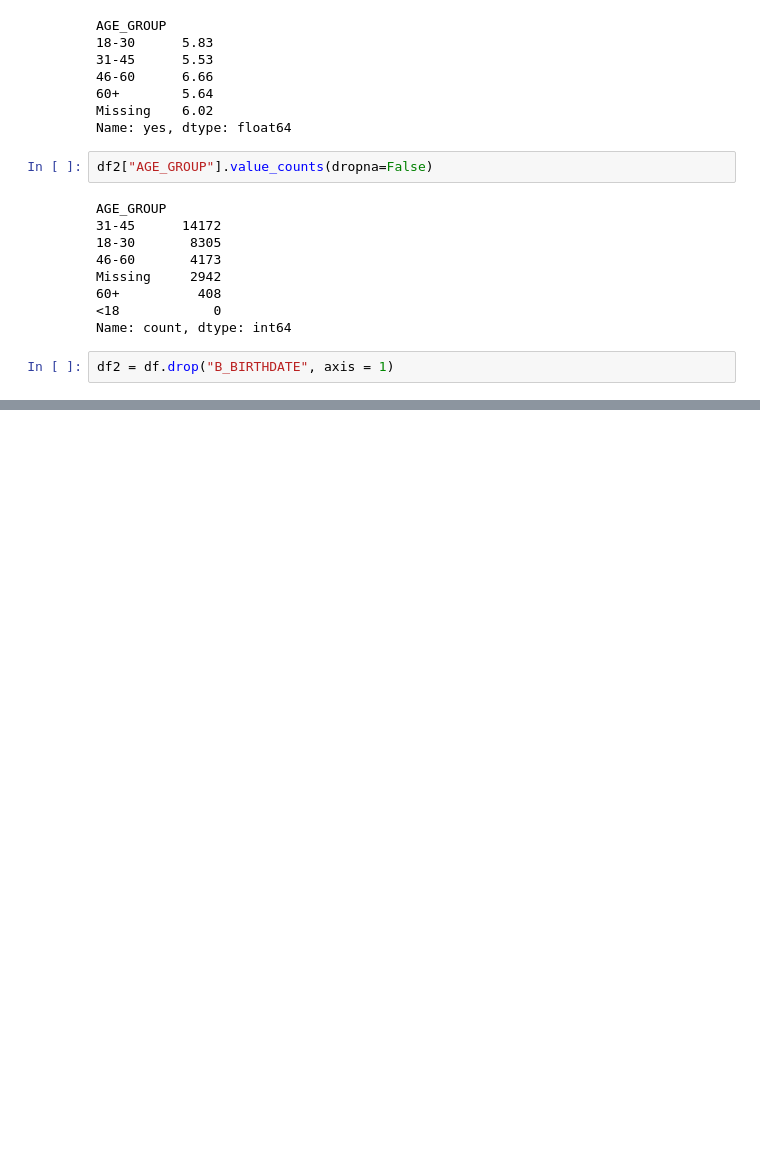
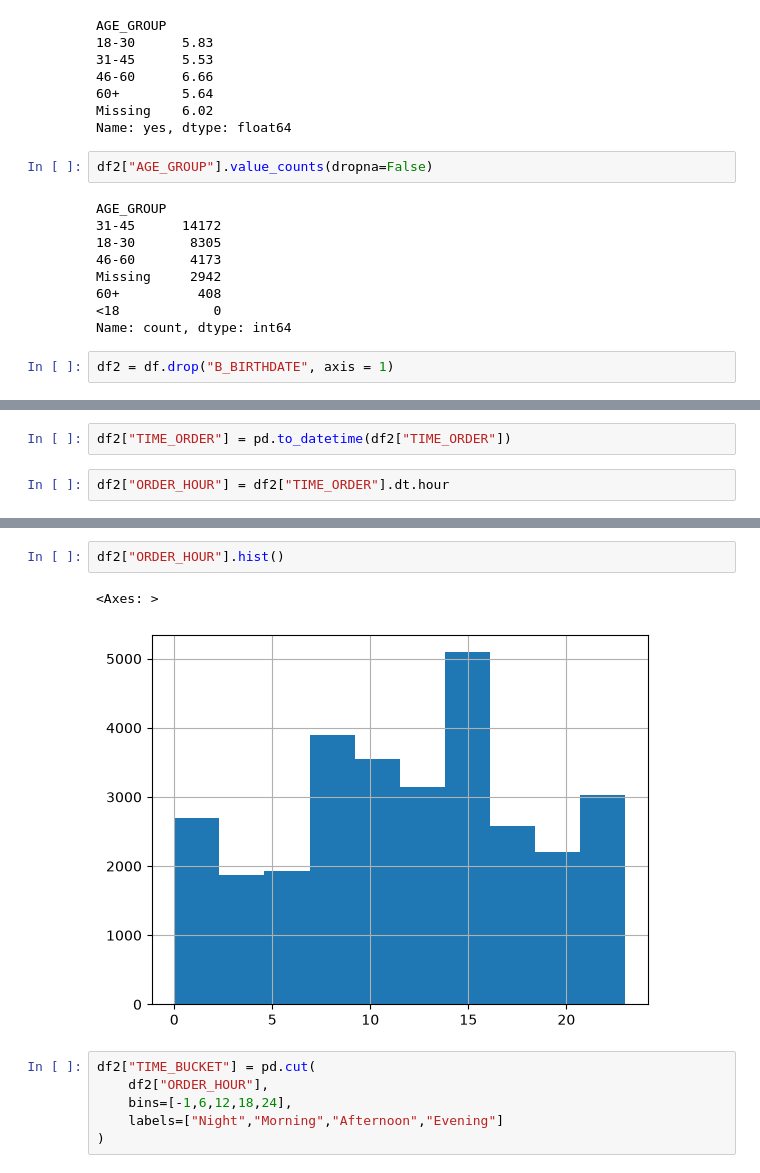
Before and after one commit to IdayatSanni/order-risk-scoring-model, a Jupyter notebook: churn_prediction.ipynb, the cells around one changed output, grey strips where cells are left out. Drawn from its saved outputs; the diff is of its cells as text; blank space fills up the shorter version.

```diff
--- a/churn_prediction.ipynb
+++ b/churn_prediction.ipynb
@@ -255,0 +464,4 @@ df2 = df.drop("B_BIRTHDATE", axis = 1)
+# %%
+df2["TIME_ORDER"] = pd.to_datetime(df2["TIME_ORDER"])
+# %%
+df2["ORDER_HOUR"] = df2["TIME_ORDER"].dt.hour
@@ -255,0 +488,11 @@ df2 = df.drop("B_BIRTHDATE", axis = 1)
+# %%
+df2["ORDER_HOUR"].hist()
+# %% [output]
+<Axes: >
+[figure, added]
+# %%
+df2["TIME_BUCKET"] = pd.cut(
+    df2["ORDER_HOUR"],
+    bins=[-1,6,12,18,24],
+    labels=["Night","Morning","Afternoon","Evening"]
+)
```
Also changed, not shown: parts of 49 cells of this notebook, 1 other file.
